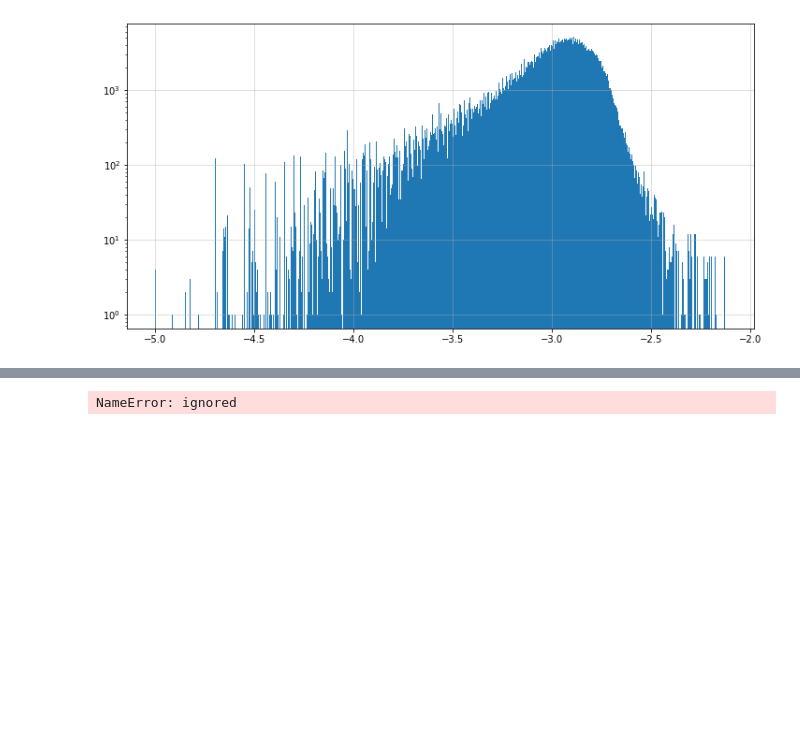
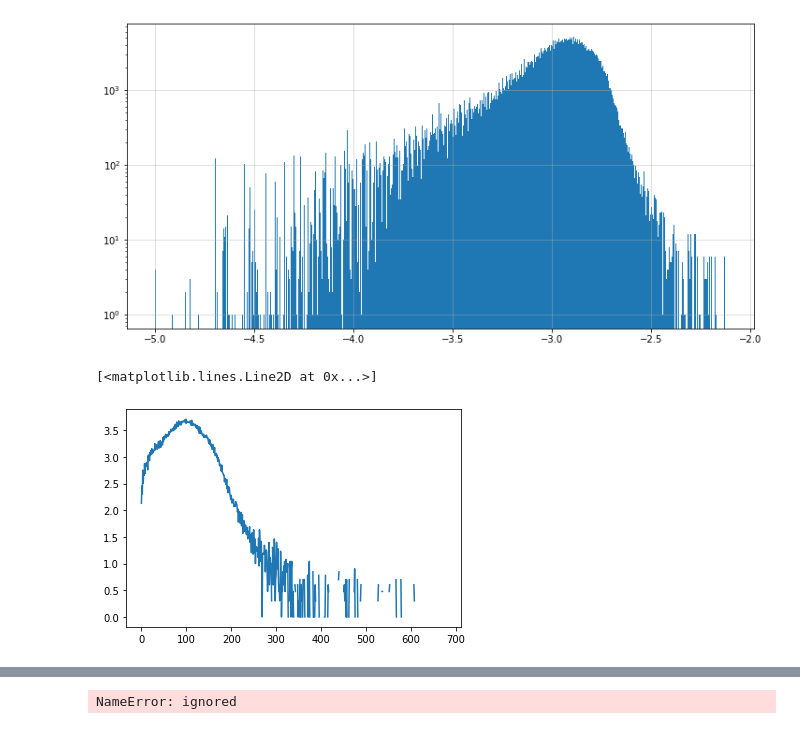
Before and after one commit to sazio/Transients, a Jupyter notebook: Python/Trajectories&Levy.ipynb, the cells around one changed output, grey strips where cells are left out. Drawn from its saved outputs; the diff is of its cells as text; code cells hidden in the pictures; blank space fills up the shorter version.

```diff
--- a/Python/Trajectories&Levy.ipynb
+++ b/Python/Trajectories&Levy.ipynb
@@ -121,4 +106,9 @@ counts, bins, bars = plt.hist(np.log10(early_steps), bins = int(np.sqrt(early_st
 plt.grid(alpha = 0.5)
 # %% [output]
 [figure]
+# %%
+plt.plot(np.log10(counts))
+# %% [output]
+[<matplotlib.lines.Line2D at 0x...>]
+[figure, added]
 # %%
```
Also changed, not shown: parts of 13 cells of this notebook.
